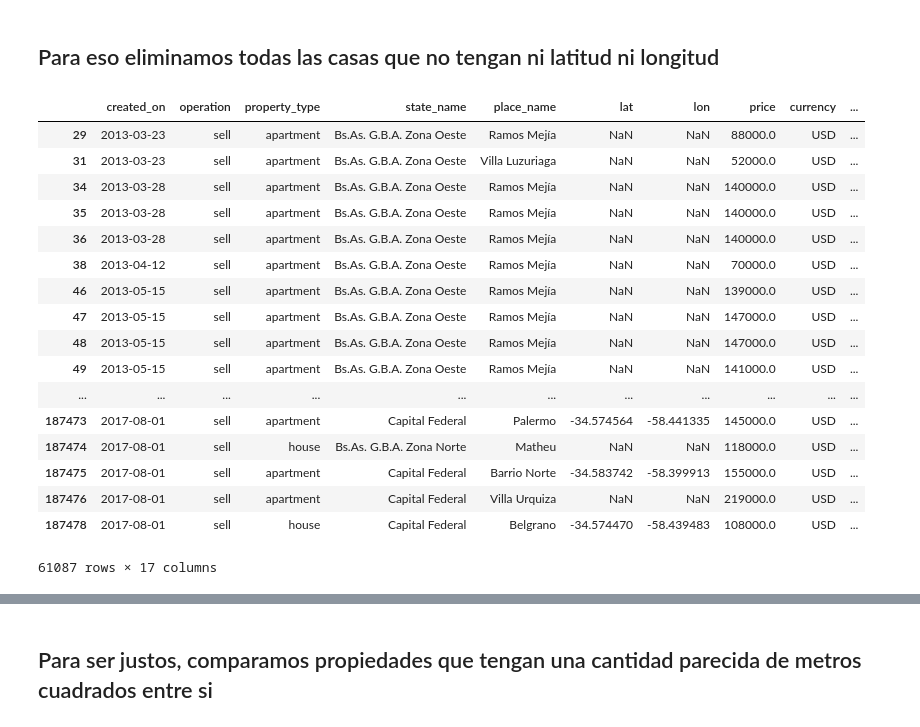
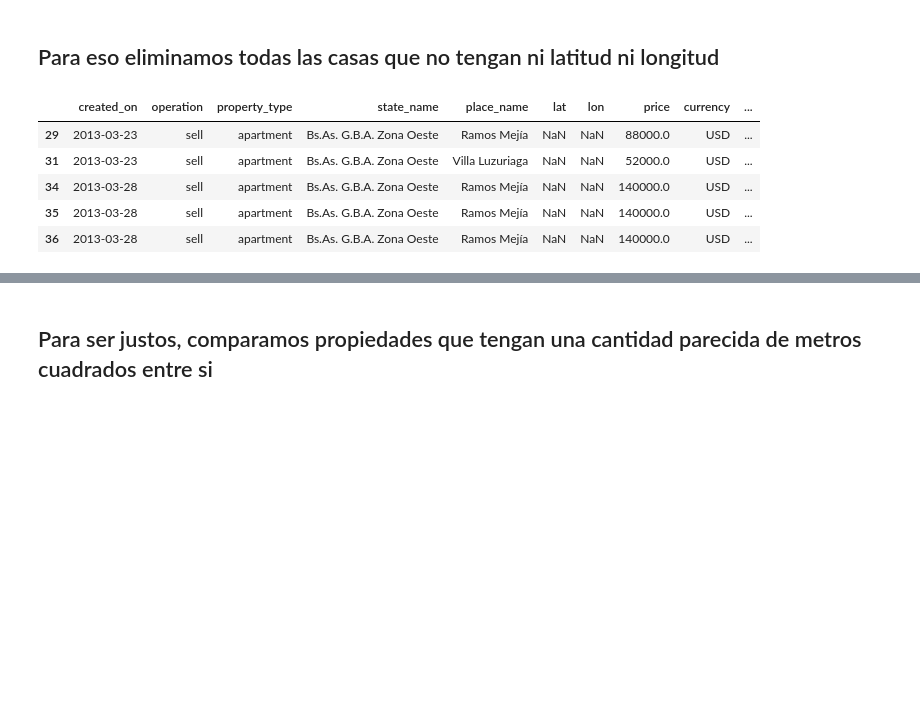
Before and after one commit to Belovic94/TP1-Analisis-Exploratorio, a Jupyter notebook: Analisis cercania villa miseria.ipynb, the cells around one changed output, grey strips where cells are left out. Drawn from its saved outputs; the diff is of its cells as text; code cells hidden in the pictures; blank space fills up the shorter version.

```diff
--- a/Analisis cercania villa miseria.ipynb
+++ b/Analisis cercania villa miseria.ipynb
@@ -139,26 +115,14 @@ print distancia([-34.585149, -58.392506], (-34.587879, -58.397970))
 ## Para eso eliminamos todas las casas que no tengan ni latitud ni longitud
 # %%
 dataBarriosNoNulos = dataCapGbaSupmayor5.loc[dataCapGbaSupmayor5.place_name.notnull(), :]
-dataBarriosNoNulos
+dataBarriosNoNulos.head()
 # %% [output]
 |  | created_on | operation | property_type | state_name | place_name | lat | lon | price | currency | ... |
 | 29 | 2013-03-23 | sell | apartment | Bs.As. G.B.A. Zona Oeste | Ramos Mejía | NaN | NaN | 88000.0 | USD | ... |
 | 31 | 2013-03-23 | sell | apartment | Bs.As. G.B.A. Zona Oeste | Villa Luzuriaga | NaN | NaN | 52000.0 | USD | ... |
 | 34 | 2013-03-28 | sell | apartment | Bs.As. G.B.A. Zona Oeste | Ramos Mejía | NaN | NaN | 140000.0 | USD | ... |
 | 35 | 2013-03-28 | sell | apartment | Bs.As. G.B.A. Zona Oeste | Ramos Mejía | NaN | NaN | 140000.0 | USD | ... |
 | 36 | 2013-03-28 | sell | apartment | Bs.As. G.B.A. Zona Oeste | Ramos Mejía | NaN | NaN | 140000.0 | USD | ... |
-| 38 | 2013-04-12 | sell | apartment | Bs.As. G.B.A. Zona Oeste | Ramos Mejía | NaN | NaN | 70000.0 | USD | ... |
-| 46 | 2013-05-15 | sell | apartment | Bs.As. G.B.A. Zona Oeste | Ramos Mejía | NaN | NaN | 139000.0 | USD | ... |
-| 47 | 2013-05-15 | sell | apartment | Bs.As. G.B.A. Zona Oeste | Ramos Mejía | NaN | NaN | 147000.0 | USD | ... |
-| 48 | 2013-05-15 | sell | apartment | Bs.As. G.B.A. Zona Oeste | Ramos Mejía | NaN | NaN | 147000.0 | USD | ... |
-| 49 | 2013-05-15 | sell | apartment | Bs.As. G.B.A. Zona Oeste | Ramos Mejía | NaN | NaN | 141000.0 | USD | ... |
-| ... | ... | ... | ... | ... | ... | ... | ... | ... | ... | ... |
-| 187473 | 2017-08-01 | sell | apartment | Capital Federal | Palermo | -34.574564 | -58.441335 | 145000.0 | USD | ... |
-| 187474 | 2017-08-01 | sell | house | Bs.As. G.B.A. Zona Norte | Matheu | NaN | NaN | 118000.0 | USD | ... |
-| 187475 | 2017-08-01 | sell | apartment | Capital Federal | Barrio Norte | -34.583742 | -58.399913 | 155000.0 | USD | ... |
-| 187476 | 2017-08-01 | sell | apartment | Capital Federal | Villa Urquiza | NaN | NaN | 219000.0 | USD | ... |
-| 187478 | 2017-08-01 | sell | house | Capital Federal | Belgrano | -34.574470 | -58.439483 | 108000.0 | USD | ... |
-61087 rows × 17 columns
 # %%
 #elimino propiedades que no tengan ni latitud ni longitud
 dataLatLon = dataBarriosNoNulos.loc[dataBarriosNoNulos.lat.notnull() & dataBarriosNoNulos.lon.notnull(), ['created_on', 'property_type', 'place_name', 'lat', 'lon', 'price_usd_per_m2', 'surface_total_in_m2']]
```
Also changed, not shown: parts of 17 cells of this notebook, 1 other file.
